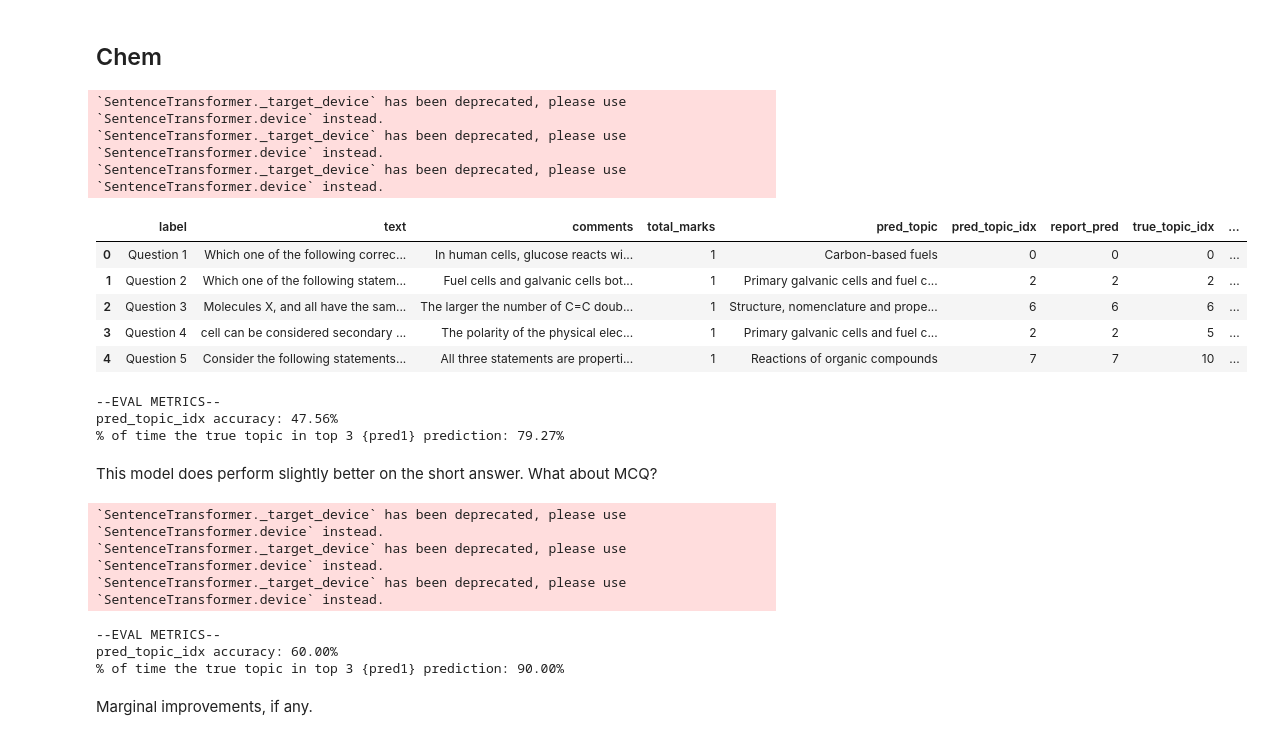
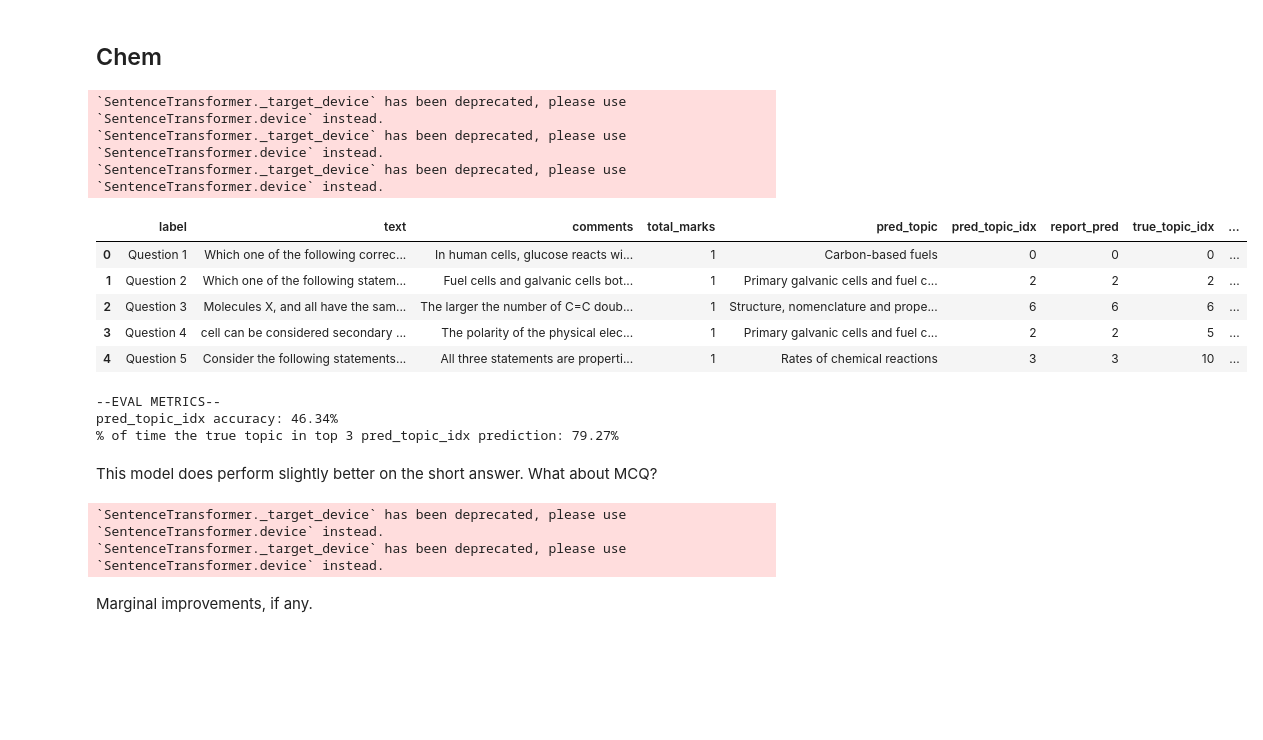
Before and after one commit to ykip10/Qlassifier, a Jupyter notebook: notebooks/modelling/transformer.ipynb, the cells around one changed output. Drawn from its saved outputs; the diff is of its cells as text; code cells hidden in the pictures; blank space fills up the shorter version.

```diff
--- a/notebooks/transformer.ipynb
+++ b/notebooks/modelling/transformer.ipynb
@@ -47,7 +43,7 @@ math_path = math_dir / f"{math}.pdf"
 # %% [markdown]
 ## Chem
 # %%
-qn_df, sd_df = prepare_dataframes(chem_path)
+qn_df, sd_df = prepare_dataframes(chem_path, subject=subject1, load_report=True)
 # %%
 sd_df.head(5)
 # %% [output]
@@ -297,39 +293,35 @@ Another thing: the report is too inconsistent to actually be used effectively. E
 ## Chem
 # %%
 pred_df2, cos_qn2, cos_rp2  = get_predictions(
-    qn_df, sd_df, labels=true_topic_indices, model=model2, subject="Chemistry", instruct=True
+    qn_df, sd_df, model=model2, subject=subject1, labels=true_topic_indices
 )
-pred_df.head(5)
+pred_df2.head(5)
 # %% [output]
 `SentenceTransformer._target_device` has been deprecated, please use `SentenceTransformer.device` instead.
 `SentenceTransformer._target_device` has been deprecated, please use `SentenceTransformer.device` instead.
 `SentenceTransformer._target_device` has been deprecated, please use `SentenceTransformer.device` instead.
 |  | label | text | comments | total_marks | pred_topic | pred_topic_idx | report_pred | true_topic_idx | ... |
 | 0 | Question 1 | Which one of the following correc... | In human cells, glucose reacts wi... | 1 | Carbon-based fuels | 0 | 0 | 0 | ... |
 | 1 | Question 2 | Which one of the following statem... | Fuel cells and galvanic cells bot... | 1 | Primary galvanic cells and fuel c... | 2 | 2 | 2 | ... |
 | 2 | Question 3 | Molecules X, and all have the sam... | The larger the number of C=C doub... | 1 | Structure, nomenclature and prope... | 6 | 6 | 6 | ... |
 | 3 | Question 4 | cell can be considered secondary ... | The polarity of the physical elec... | 1 | Primary galvanic cells and fuel c... | 2 | 2 | 5 | ... |
-| 4 | Question 5 | Consider the following statements... | All three statements are properti... | 1 | Reactions of organic compounds | 7 | 7 | 10 | ... |
+| 4 | Question 5 | Consider the following statements... | All three statements are properti... | 1 | Rates of chemical reactions | 3 | 3 | 10 | ... |
 # %%
 evaluate_predictions(pred_df2, cos_qn2)
 # %% [output]
 --EVAL METRICS--
-pred_topic_idx accuracy: 47.56%
-% of time the true topic in top 3 {pred1} prediction: 79.27%
+pred_topic_idx accuracy: 46.34%
+% of time the true topic in top 3 pred_topic_idx prediction: 79.27%
 # %% [markdown]
 This model does perform slightly better on the short answer. What about MCQ?
 # %%
 mcq_df2, cos_qn_mcq2, cos_rp_mcq2 = get_predictions(
-    qn_df, sd_df, labels=true_topic_mcq, model=model2, subject="Chemistry", instruct=True
+    qn_df, sd_df, model=model2, subject=subject1, labels=true_topic_mcq
 )
 evaluate_predictions(mcq_df, cos_qn_mcq)
 # %% [output]
 `SentenceTransformer._target_device` has been deprecated, please use `SentenceTransformer.device` instead.
 `SentenceTransformer._target_device` has been deprecated, please use `SentenceTransformer.device` instead.
-`SentenceTransformer._target_device` has been deprecated, please use `SentenceTransformer.device` instead.
---EVAL METRICS--
-pred_topic_idx accuracy: 60.00%
-% of time the true topic in top 3 {pred1} prediction: 90.00%
 # %% [markdown]
 Marginal improvements, if any.
 # %%
```
Also changed, not shown: parts of 22 cells of this notebook, 7 other files.
